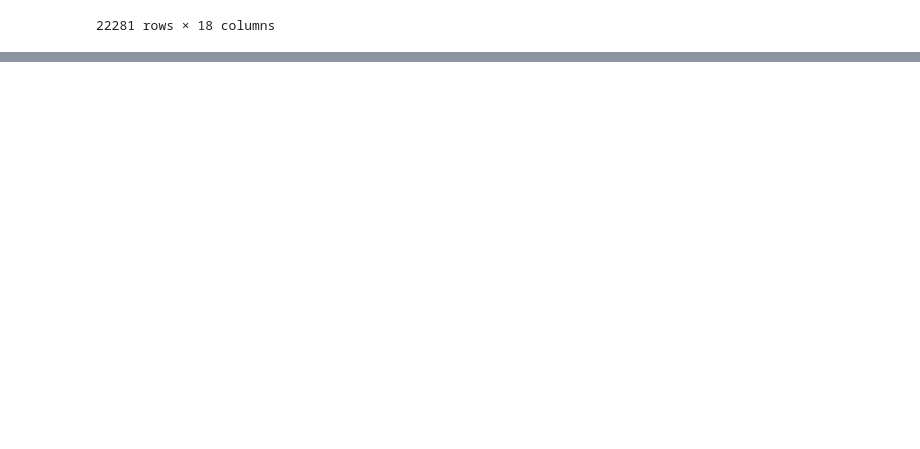
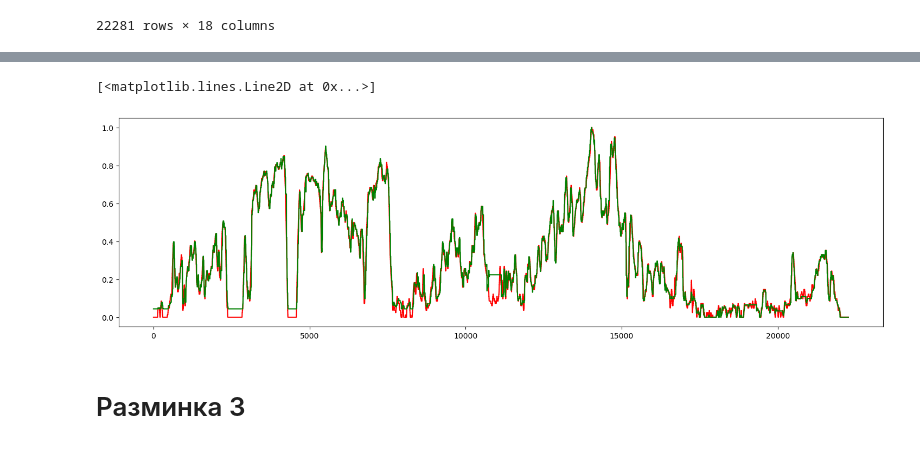
Before and after one commit to 1mm0rTaLzzz/SNAR_HW3_Kalman, a Jupyter notebook: HW3Kalman.ipynb, the cells around one changed output, grey strips where cells are left out. Cells and saved outputs as stored; diff of their text form; code cells hidden in the pictures; blank space fills up the shorter version.

```diff
--- a/HW3Kalman.ipynb
+++ b/HW3Kalman.ipynb
@@ -51,0 +90,18 @@ mymap
+# %%
+scaler = MinMaxScaler()
+# %%
+speed_OBD_1 = np.array([scaler.fit_transform(np.expand_dims(speed_OBD,axis = 1))])
+speed_GPS_1 = np.array([scaler.fit_transform(np.expand_dims(speed_GPS,axis = 1))])
+# %%
+f=plt.figure()
+f.set_figwidth(40)
+f.set_figheight(5)
+
+plt.subplot(121)
+plt.plot([i for i in range(len(speed_GPS))], speed_OBD_1[0,:22261:,0],'r')
+plt.plot([i for i in range(len(speed_GPS))], speed_GPS_1[0,::,0],'g')
+# %% [output]
+[<matplotlib.lines.Line2D at 0x...>]
+[figure, added]
+# %% [markdown]
+# Разминка 3
```
Also changed, not shown: parts of 17 cells of this notebook.
